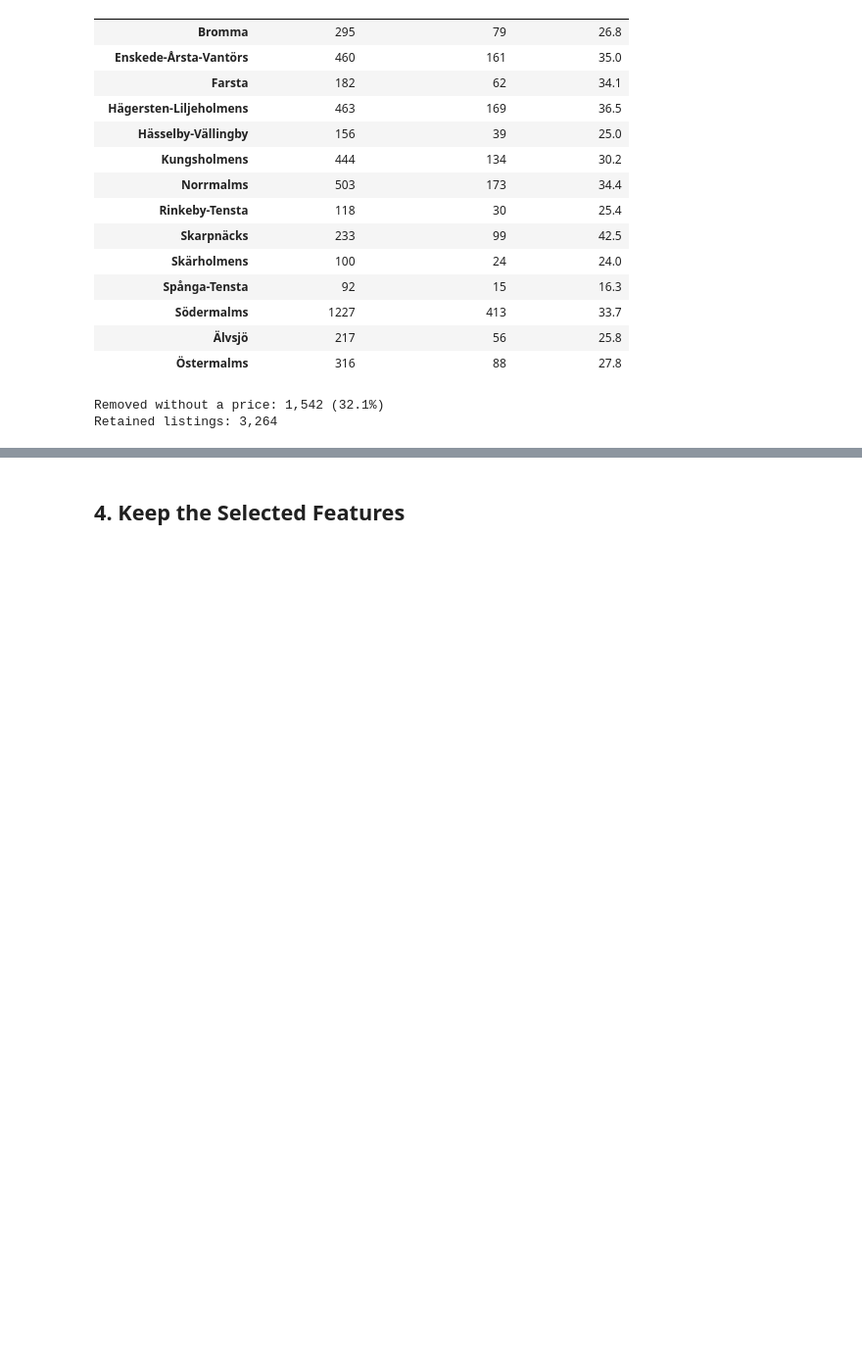
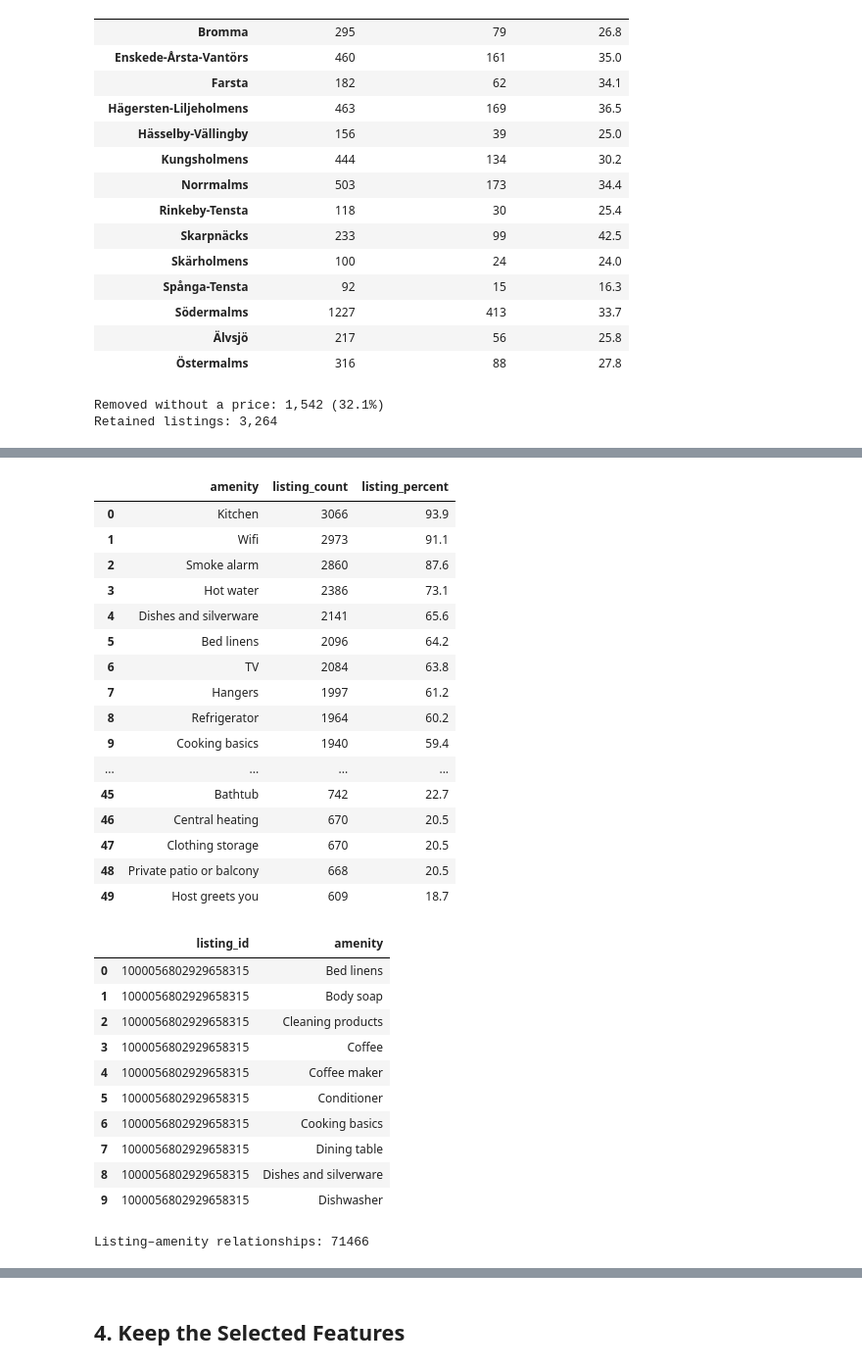
Before and after one commit to Petterluring/4dt911-vis-project-research, a Jupyter notebook: notebooks/data_preprocessing/listings.ipynb, the cells around one changed output, grey strips where cells are left out. Shown at 98% size. Drawn from its saved outputs; the diff is of its cells as text; code cells hidden in the pictures; blank space fills up the shorter version.

```diff
--- a/notebooks/data_preprocessing/listings.ipynb
+++ b/notebooks/data_preprocessing/listings.ipynb
@@ -212,0 +272,63 @@ Retained listings: 3,264
+# %%
+def parse_amenities(value):
+    items = json.loads(value)
+    assert isinstance(items, list), "Amenities must be a JSON list."
+    assert all(isinstance(item, str) for item in items), "Unexpected amenity value."
+    return sorted({item.strip() for item in items if item.strip()})
+
+all_listing_amenities = (df[["id", "amenities"]]
+    .assign(amenities=lambda data: data["amenities"].map(parse_amenities))
+    .explode("amenities")
+    .rename(columns={"id": "listing_id", "amenities": "amenity"})
+    .dropna(subset=["amenity"])
+    .drop_duplicates(["listing_id", "amenity"]))
+
+amenity_counts = (all_listing_amenities.groupby("amenity")["listing_id"]
+    .nunique().rename("listing_count").reset_index()
+    .sort_values(["listing_count", "amenity"], ascending=[False, True]))
+top_50_amenities = amenity_counts.head(50).reset_index(drop=True)
+top_50_amenities["listing_percent"] = (
+    100 * top_50_amenities["listing_count"] / len(df)
+).round(1)
+listing_amenities = (all_listing_amenities[
+    all_listing_amenities["amenity"].isin(top_50_amenities["amenity"])
+].sort_values(["listing_id", "amenity"]).reset_index(drop=True))
+listing_amenities["listing_id"] = listing_amenities["listing_id"].astype("string")
+
+assert len(top_50_amenities) == 50
+assert listing_amenities["amenity"].nunique() == 50
+assert not listing_amenities.duplicated(["listing_id", "amenity"]).any()
+assert listing_amenities["listing_id"].isin(df["id"]).all()
+display(top_50_amenities)
+print("Listing–amenity relationships:", len(listing_amenities))
+display(listing_amenities.head(10))
+# %% [output]
+|  | amenity | listing_count | listing_percent |
+| 0 | Kitchen | 3066 | 93.9 |
+| 1 | Wifi | 2973 | 91.1 |
+| 2 | Smoke alarm | 2860 | 87.6 |
+| 3 | Hot water | 2386 | 73.1 |
+| 4 | Dishes and silverware | 2141 | 65.6 |
+| 5 | Bed linens | 2096 | 64.2 |
+| 6 | TV | 2084 | 63.8 |
+| 7 | Hangers | 1997 | 61.2 |
+| 8 | Refrigerator | 1964 | 60.2 |
+| 9 | Cooking basics | 1940 | 59.4 |
+| ... | ... | ... | ... |
+| 45 | Bathtub | 742 | 22.7 |
+| 46 | Central heating | 670 | 20.5 |
+| 47 | Clothing storage | 670 | 20.5 |
+| 48 | Private patio or balcony | 668 | 20.5 |
+| 49 | Host greets you | 609 | 18.7 |
+|  | listing_id | amenity |
+| 0 | 1000056802929658315 | Bed linens |
+| 1 | 1000056802929658315 | Body soap |
+| 2 | 1000056802929658315 | Cleaning products |
+| 3 | 1000056802929658315 | Coffee |
+| 4 | 1000056802929658315 | Coffee maker |
+| 5 | 1000056802929658315 | Conditioner |
+| 6 | 1000056802929658315 | Cooking basics |
+| 7 | 1000056802929658315 | Dining table |
+| 8 | 1000056802929658315 | Dishes and silverware |
+| 9 | 1000056802929658315 | Dishwasher |
+Listing–amenity relationships: 71466
```
Also changed, not shown: parts of 30 cells of this notebook, 5 other files.
